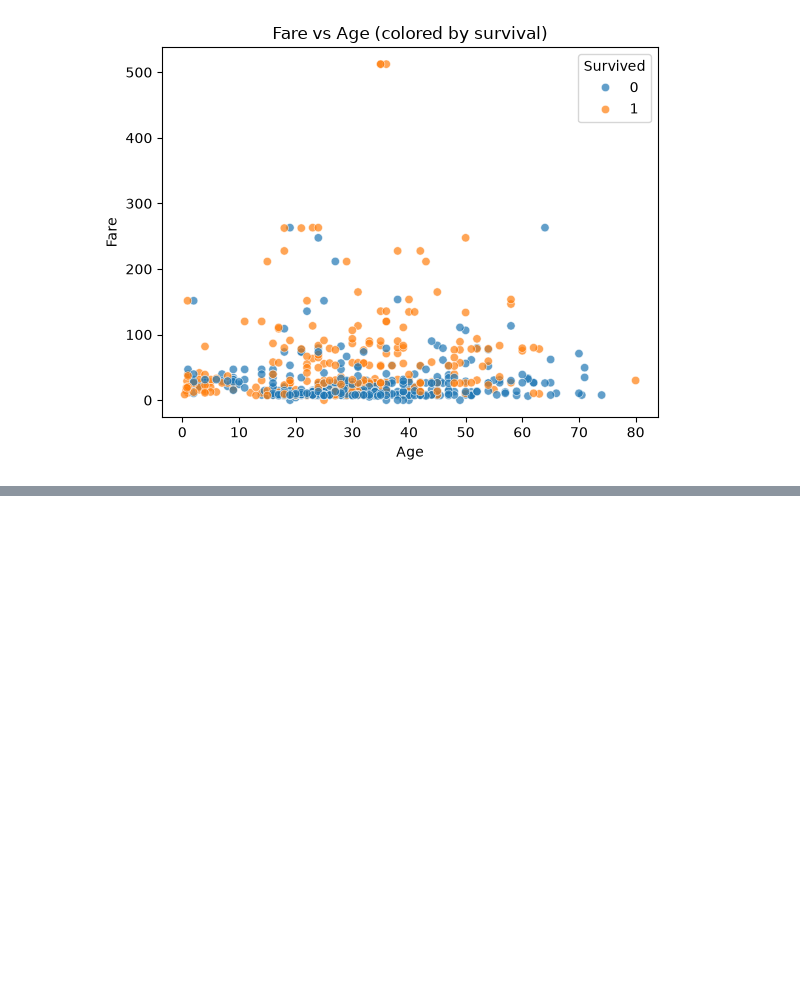
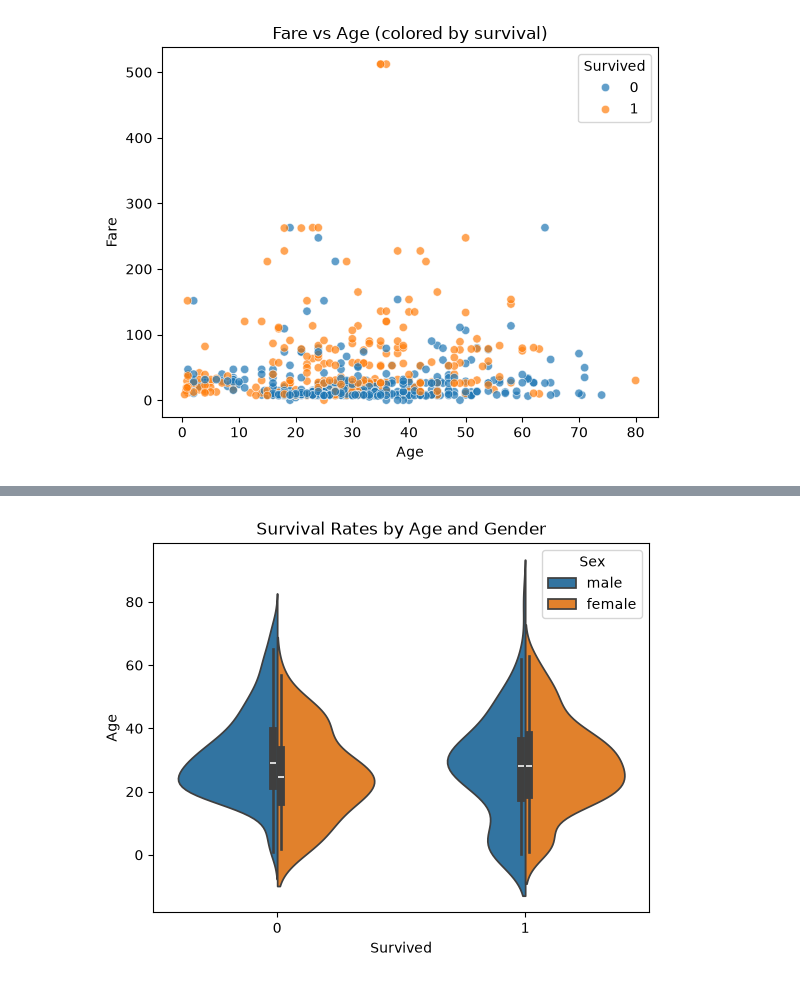
Before and after one commit to poojaitc14/EDA, a Jupyter notebook: EDA.ipynb, the cells around one changed output, grey strips where cells are left out. Drawn from its saved outputs; the diff is of its cells as text; code cells hidden in the pictures; blank space fills up the shorter version.

```diff
--- a/EDA.ipynb
+++ b/EDA.ipynb
@@ -149,0 +156,9 @@ plt.show()
+# %%
+# Comparing Survival Rates with a Violin Plot
+sns.violinplot(data=df, x='Survived', y='Age', hue='Sex', split=True)
+plt.xlabel('Survived')
+plt.ylabel('Age')
+plt.title('Survival Rates by Age and Gender')
+plt.show()
+# %% [output]
+[figure, added]
```
Also changed, not shown: parts of 3 cells of this notebook, 7 other files.
